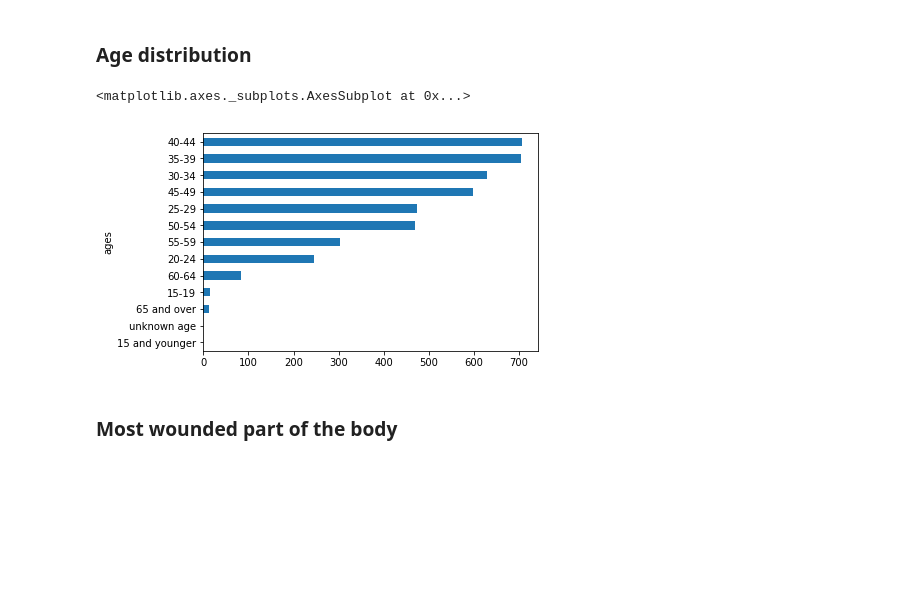
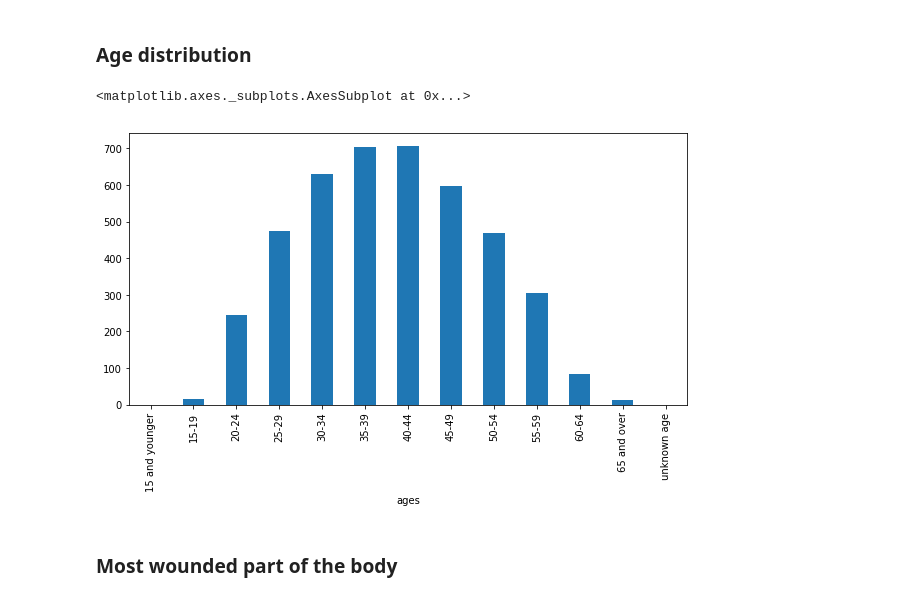
Before and after one commit to 2109Sot/studio-projects, a Jupyter notebook: code/accidents_at_work/Accidents_at_work_basic_info.ipynb, the cells around one changed output. Cells and saved outputs as stored; diff of their text form; code cells hidden in the pictures; blank space fills up the shorter version.

Commit message:
accidents at work

```diff
--- a/code/accidents_at_work/Accidents_at_work.ipynb
+++ b/code/accidents_at_work/Accidents_at_work_basic_info.ipynb
@@ -4,3 +1,10 @@ import pandas as pd
+# %%
+%matplotlib inline
+import pandas as pd
+import matplotlib.pyplot as plt
+
+import matplotlib
+matplotlib.rcParams['pdf.fonttype'] = 42
 # %% [markdown]
 # 2005
 # %%
@@ -553,10 +567,10 @@ age_df_14['number_of_working_accidents'].sum()
 # %% [markdown]
 ### Age distribution
 # %%
-age_df_14.groupby('ages')['number_of_working_accidents'].sum().sort_values().plot(kind='barh')
+age_df_14.groupby('ages')['number_of_working_accidents'].sum().plot(kind='bar', figsize=(10,5))
 # %% [output]
 <matplotlib.axes._subplots.AxesSubplot at 0x...>
-[figure, old version]
+[figure, new version]
 # %% [markdown]
 ### Most wounded part of the body
 # %%
```
Also changed, not shown: parts of 47 cells of this notebook, 56 other files.
